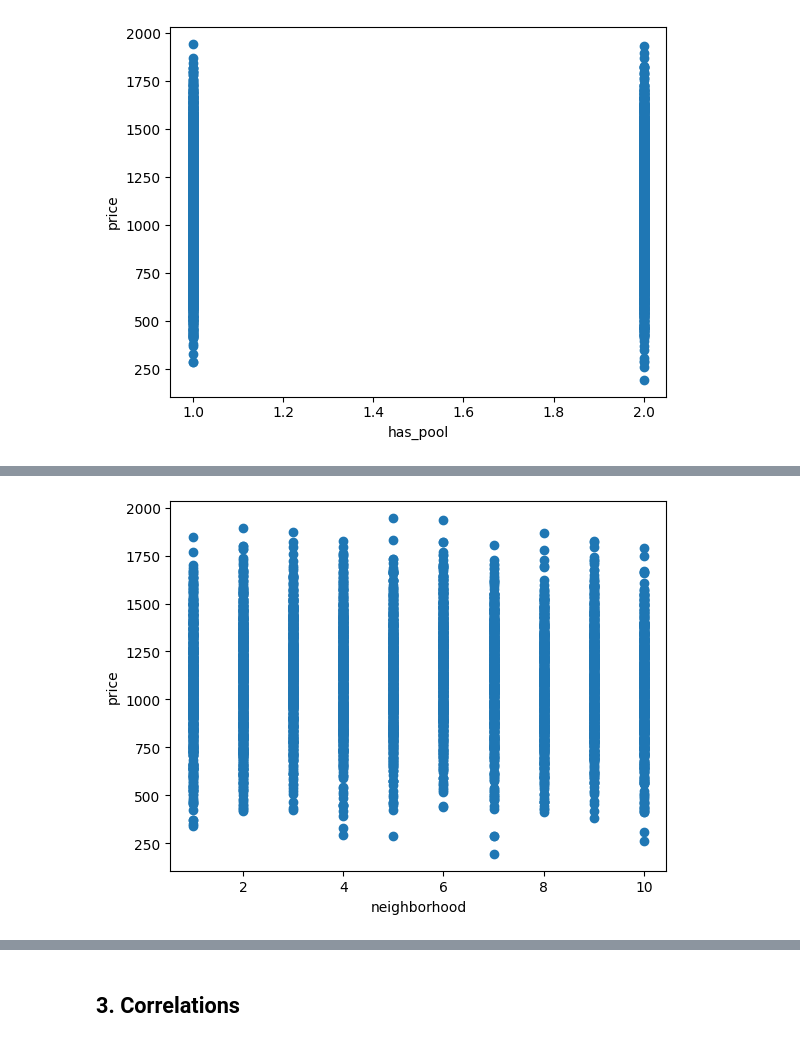
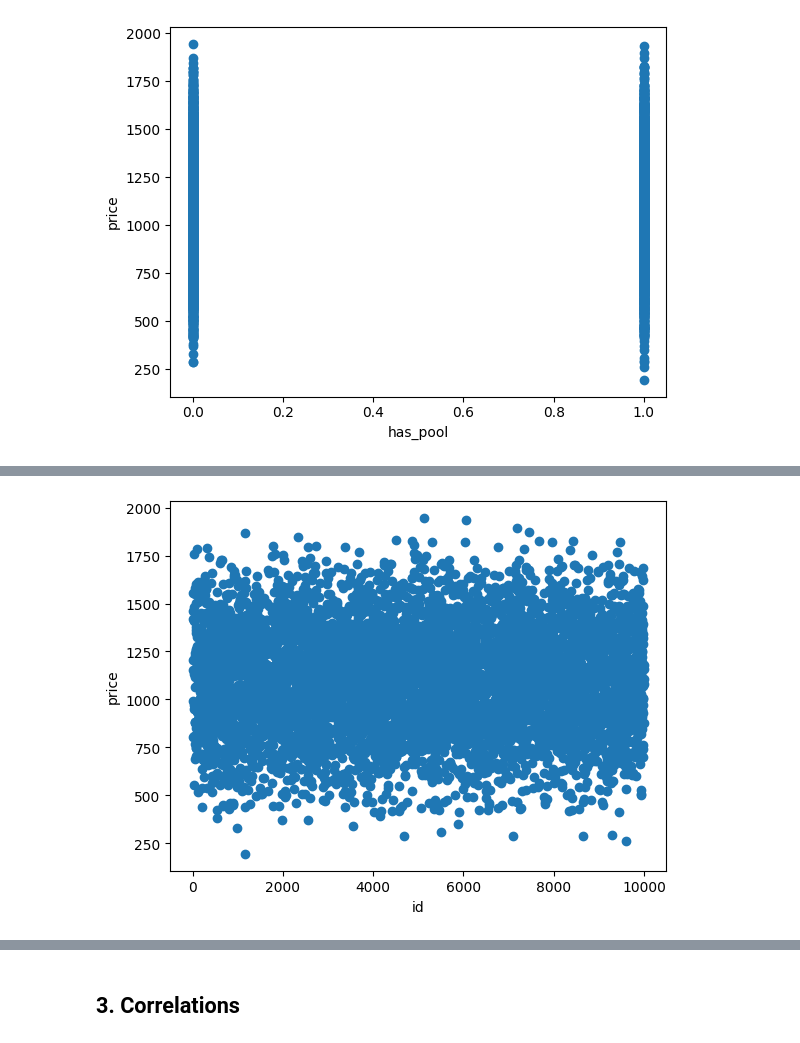
Before and after one commit to DenisProcyon/DSDM_ML_Pred, a Jupyter notebook: main.ipynb, the cells around one changed output, grey strips where cells are left out. Drawn from its saved outputs; the diff is of its cells as text; code cells hidden in the pictures.

```diff
--- a/main.ipynb
+++ b/main.ipynb
@@ -10,7 +16,7 @@ warnings.filterwarnings("ignore")
 # %%
+# Define a function to generically load data
 def get_data(type_data: str) -> pd.DataFrame:
     file_path = Path().parent / f'data/{type_data}.csv'
-
-    return pd.read_csv(file_path)
+    return pd.read_csv(file_path, index_col="id")
 # %%
 data = get_data("train")
@@ -79,28 +78,26 @@ print(data.head())
 # %%
-# categorials to numerical
-def preprocess_data(data):
+# Convert categorials to numericals
+
+def get_categorials(data):
     categorical_columns = [
-        "has_pool",
-        "is_furnished",
         "orientation",
-        "has_ac",
-        "accepts_pets",
         "neighborhood"
     ]
 
-    # Check if the data is valid
     if data is None:
         raise ValueError("The input data cannot be None.")
 
-    # Apply transformation
+    # Apply Label Encoding for non-numeric categorical data
     for column in categorical_columns:
         if column not in data.columns:
             raise ValueError(f"Column '{column}' is not found in the data.")
-        data[column] = to_numerical(column=data[column])
+        le = LabelEncoder()
+        data[column] = le.fit_transform(data[column].astype(str))
 
     return data
 
 # Make sure train_data is properly initialized before calling preprocess_data
-data = preprocess_data(data=data)
+data = get_categorials(data=data)
 
-data = data.drop(columns=['door'])
+# Peak at the data
+data.head()
@@ -129,0 +114,12 @@ print(data.head())
+# %%
+# Binaries to integers
+def get_binaries(data):
+    columns = ["is_furnished", "has_pool", "has_ac", "accepts_pets"]
+    for column in columns:
+        data[column] = data[column].astype("Int64")
+    return data
+
+data = get_binaries(data=data)
+
+# Peak at the data
+data.head()
@@ -253,6 +331,8 @@ count = (train_data['num_baths'] >= num_rooms_median(train_data)['num_rooms']).s
 print("Number of times num_baths >= num_rooms:", count)
 # %% [output]
 Number of times num_baths >= num_rooms: 3176
+# %%
+train_data.loc[data['num_rooms'] > 10, 'num_rooms'] =
 # %%
 plt.scatter(num_rooms_median(train_data)['num_rooms'], train_data['num_baths'])
 plt.xlabel('num_rooms')
@@ -306,7 +523,7 @@ plt.show()
 # %%
-plt.scatter(train_data['neighborhood'], train_data['price'])
-plt.xlabel('neighborhood')
+plt.scatter(train_data['id'], train_data['price'])
+plt.xlabel('id')
 plt.ylabel('price')
 plt.show()
 # %% [output]
-[figure, old version]
+[figure, new version]
```
Also changed, not shown: parts of 78 cells of this notebook, 1 other file.
